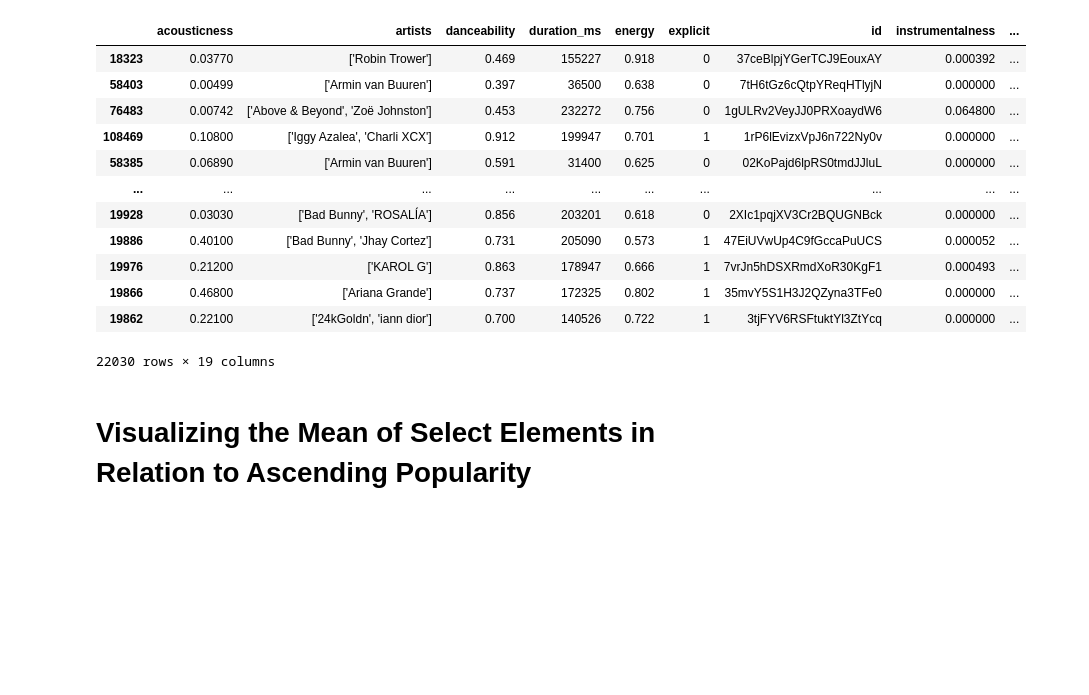
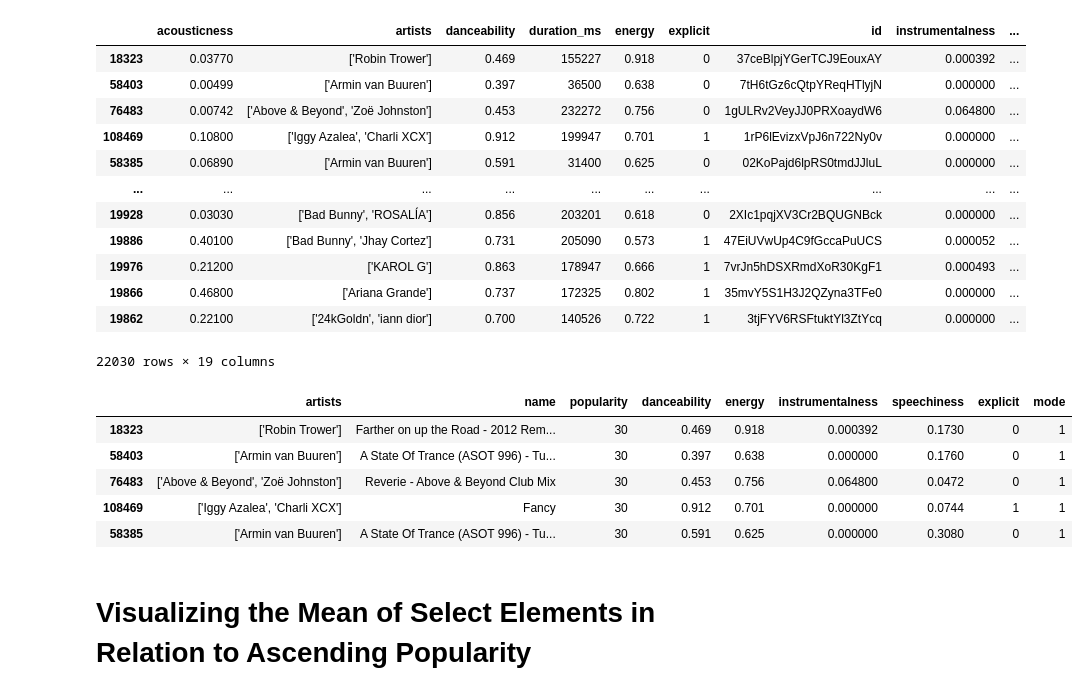
Before and after one commit to ATLas278/SpotifyDanceabillity, a Jupyter notebook: spotify_1.ipynb, the cells around one changed output. Cells and saved outputs as stored; diff of their text form; code cells hidden in the pictures; blank space fills up the shorter version.

```diff
--- a/spotify_1.ipynb
+++ b/spotify_1.ipynb
@@ -68,6 +68,15 @@ popularity_asc
 | 19866 | 0.46800 | ['Ariana Grande'] | 0.737 | 172325 | 0.802 | 1 | 35mvY5S1H3J2QZyna3TFe0 | 0.000000 | ... |
 | 19862 | 0.22100 | ['24kGoldn', 'iann dior'] | 0.700 | 140526 | 0.722 | 1 | 3tjFYV6RSFtuktYl3ZtYcq | 0.000000 | ... |
 22030 rows × 19 columns
+# %%
+popularity_asc[['artists','name','popularity','danceability','energy','instrumentalness','speechiness','explicit','mode']].head()
+# %% [output]
+|  | artists | name | popularity | danceability | energy | instrumentalness | speechiness | explicit | mode |
+| 18323 | ['Robin Trower'] | Farther on up the Road - 2012 Rem... | 30 | 0.469 | 0.918 | 0.000392 | 0.1730 | 0 | 1 |
+| 58403 | ['Armin van Buuren'] | A State Of Trance (ASOT 996) - Tu... | 30 | 0.397 | 0.638 | 0.000000 | 0.1760 | 0 | 1 |
+| 76483 | ['Above & Beyond', 'Zoë Johnston'] | Reverie - Above & Beyond Club Mix | 30 | 0.453 | 0.756 | 0.064800 | 0.0472 | 0 | 1 |
+| 108469 | ['Iggy Azalea', 'Charli XCX'] | Fancy | 30 | 0.912 | 0.701 | 0.000000 | 0.0744 | 1 | 1 |
+| 58385 | ['Armin van Buuren'] | A State Of Trance (ASOT 996) - Tu... | 30 | 0.591 | 0.625 | 0.000000 | 0.3080 | 0 | 1 |
 # %% [markdown]
 # Visualizing the Mean of Select Elements in Relation to Ascending Popularity
 # %%
```
Also changed, not shown: 1 other file.
